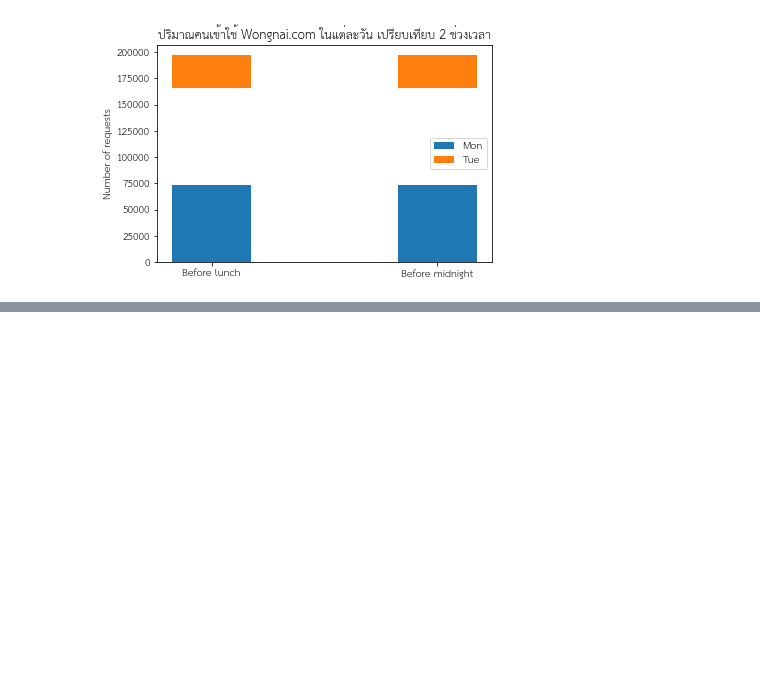
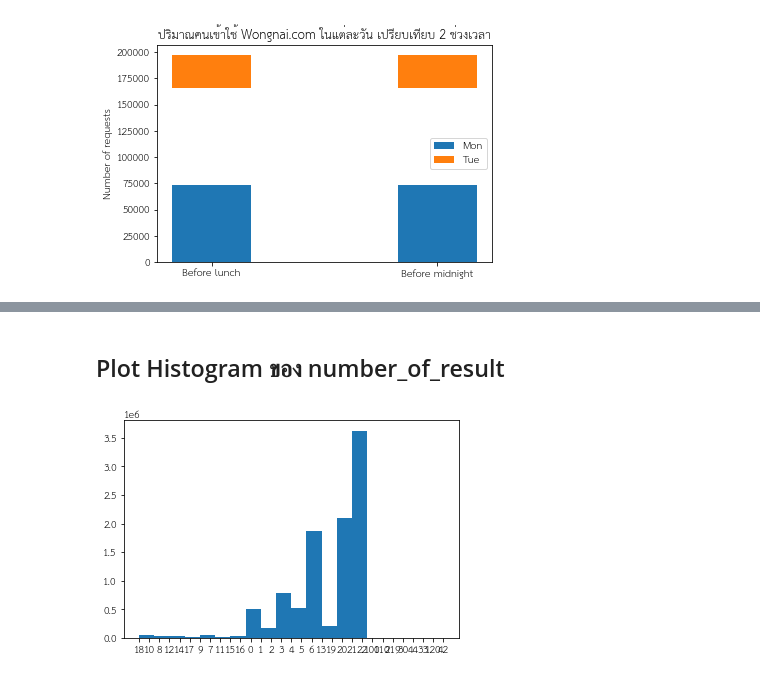
Before and after one commit to PondKann/data_viz, a Jupyter notebook: Visualize_Data_Comparison.ipynb, the cells around one changed output, grey strips where cells are left out. Drawn from its saved outputs; the diff is of its cells as text; code cells hidden in the pictures; blank space fills up the shorter version.

```diff
--- a/Visualize_Data_Comparison.ipynb
+++ b/Visualize_Data_Comparison.ipynb
@@ -206,0 +248,8 @@ plt.show()
+# %% [markdown]
+## Plot Histogram ของ number_of_result
+# %%
+A = list(data['number_of_result'].drop(1000016))
+# %%
+output2 = plt.hist(A, 20);
+# %% [output]
+[figure, added]
```
Also changed, not shown: parts of 11 cells of this notebook.
